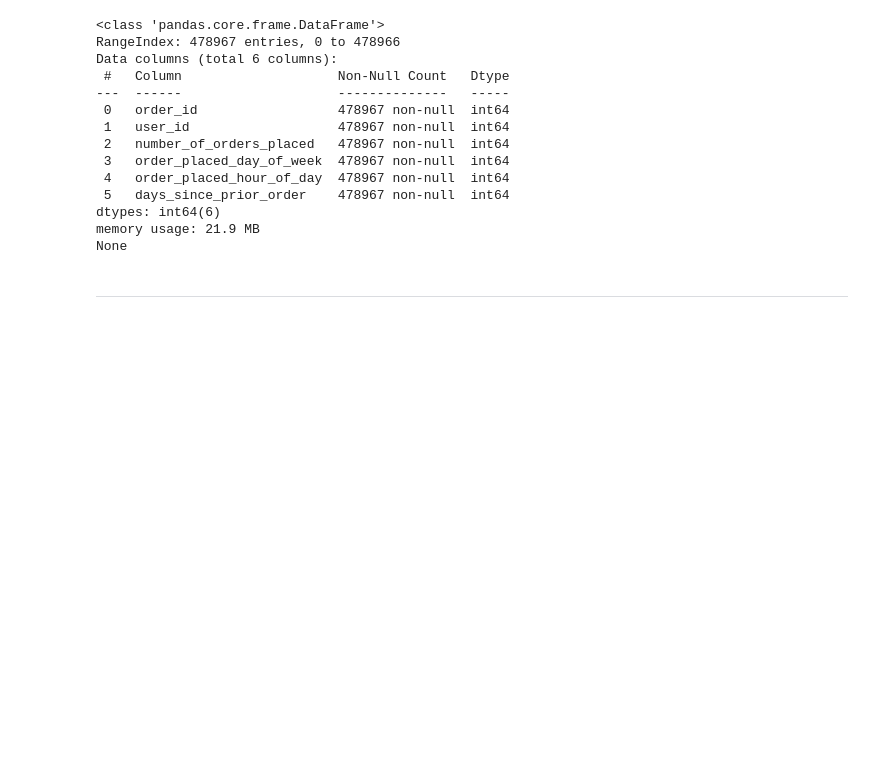
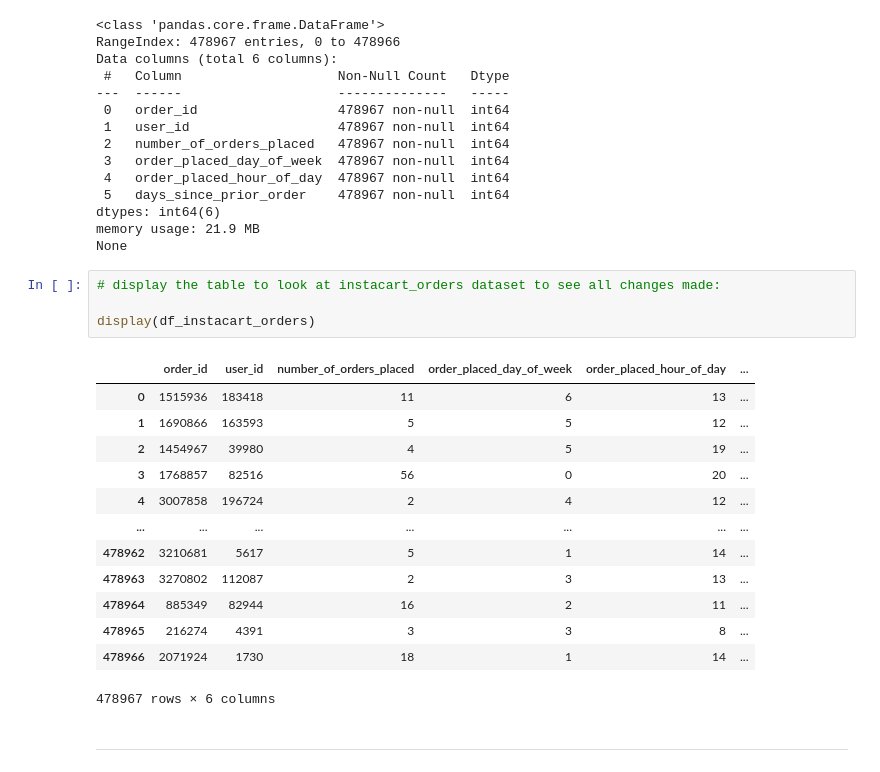
Before and after one commit to stxphz/Sprint7-Project, a Jupyter notebook: EDA.ipynb, the cells around one changed output. Drawn from its saved outputs; the diff is of its cells as text; blank space fills up the shorter version.

```diff
--- a/EDA.ipynb
+++ b/EDA.ipynb
@@ -314,6 +314,24 @@ Data columns (total 6 columns):
 dtypes: int64(6)
 memory usage: 21.9 MB
 None
+# %%
+# display the table to look at instacart_orders dataset to see all changes made:
+
+display(df_instacart_orders)
+# %% [output]
+|  | order_id | user_id | number_of_orders_placed | order_placed_day_of_week | order_placed_hour_of_day | ... |
+| 0 | 1515936 | 183418 | 11 | 6 | 13 | ... |
+| 1 | 1690866 | 163593 | 5 | 5 | 12 | ... |
+| 2 | 1454967 | 39980 | 4 | 5 | 19 | ... |
+| 3 | 1768857 | 82516 | 56 | 0 | 20 | ... |
+| 4 | 3007858 | 196724 | 2 | 4 | 12 | ... |
+| ... | ... | ... | ... | ... | ... | ... |
+| 478962 | 3210681 | 5617 | 5 | 1 | 14 | ... |
+| 478963 | 3270802 | 112087 | 2 | 3 | 13 | ... |
+| 478964 | 885349 | 82944 | 16 | 2 | 11 | ... |
+| 478965 | 216274 | 4391 | 3 | 3 | 8 | ... |
+| 478966 | 2071924 | 1730 | 18 | 1 | 14 | ... |
+478967 rows × 6 columns
 # %% [markdown]
 ---
 # %%
```
Also changed, not shown: parts of 2 cells of this notebook.
